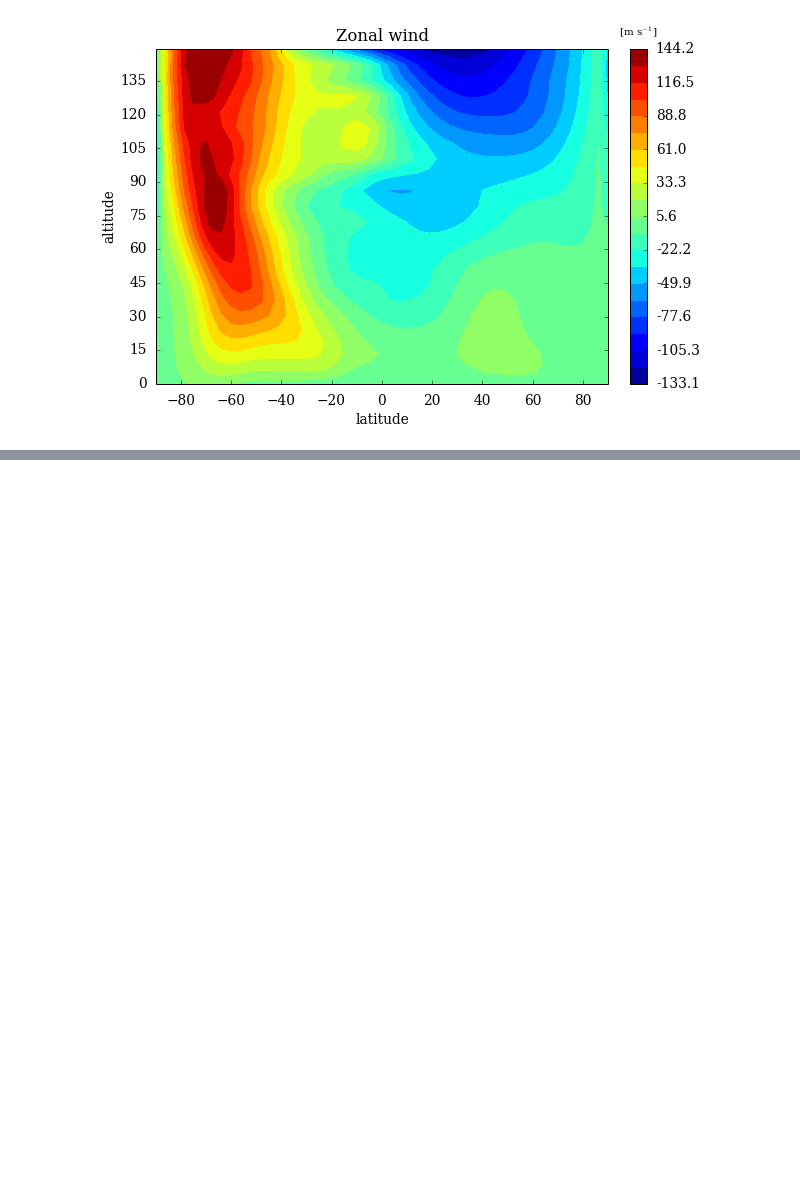
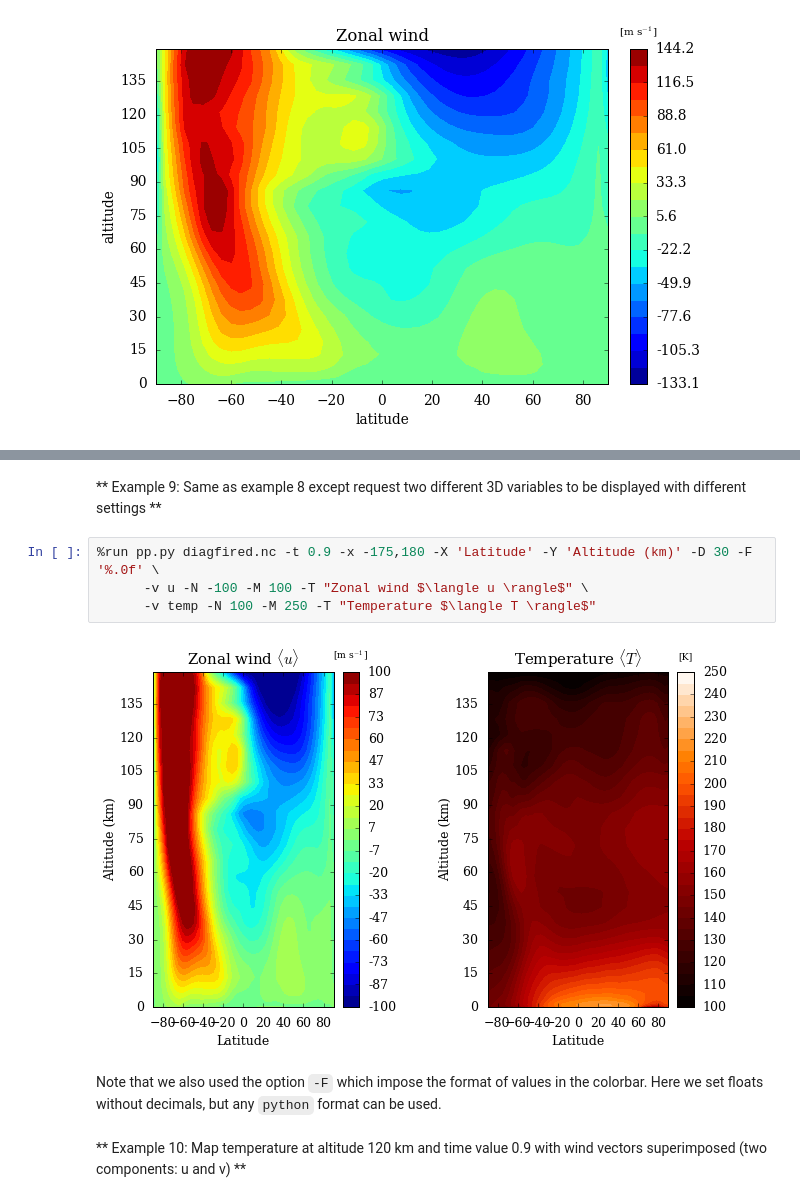
Before and after one commit to aymeric-spiga/planetoplot, a Jupyter notebook: planetoplot_tutorial.ipynb, the cells around one changed output, grey strips where cells are left out. Drawn from its saved outputs; the diff is of its cells as text; blank space fills up the shorter version.

```diff
--- a/planetoplot_tutorial.ipynb
+++ b/planetoplot_tutorial.ipynb
@@ -62 +157,13 @@ This allows you to easily and quickly plot a field saved in a netCDF file.
+# %% [markdown]
+** Example 9: Same as example 8 except request two different 3D variables to be displayed with different settings **
+# %%
+%run pp.py diagfired.nc -t 0.9 -x -175,180 -X 'Latitude' -Y 'Altitude (km)' -D 30 -F '%.0f' \
+      -v u -N -100 -M 100 -T "Zonal wind $\langle u \rangle$" \
+      -v temp -N 100 -M 250 -T "Temperature $\langle T \rangle$"
+# %% [output]
+[figure, added]
+# %% [markdown]
+Note that we also used the option `-F` which impose the format of values in the colorbar. Here we set floats without decimals, but any `python` format can be used.
+# %% [markdown]
+** Example 10: Map temperature at altitude 120 km and time value 0.9 with wind vectors superimposed (two components: u and v) **
 # %%
```
Also changed, not shown: parts of 64 cells of this notebook.
